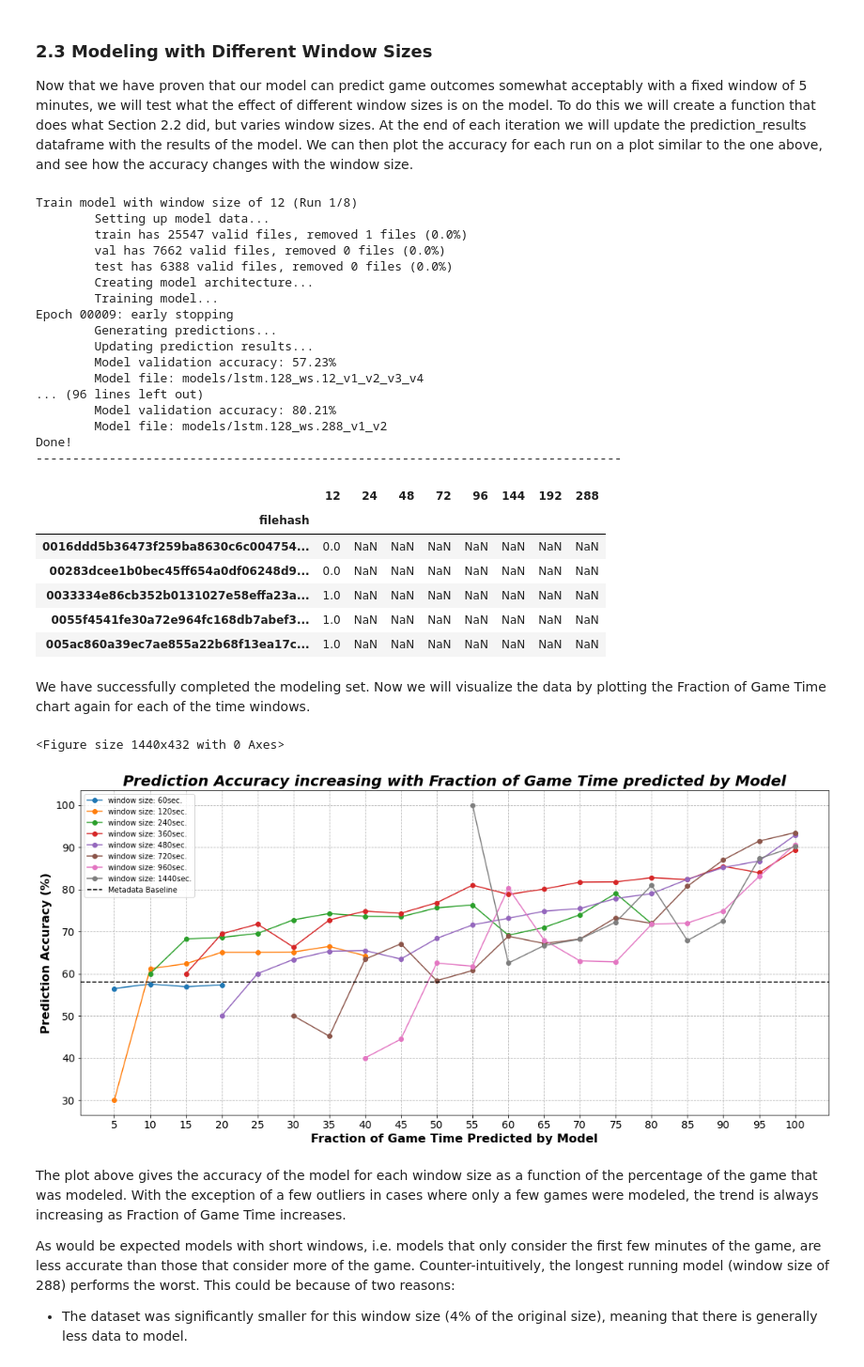
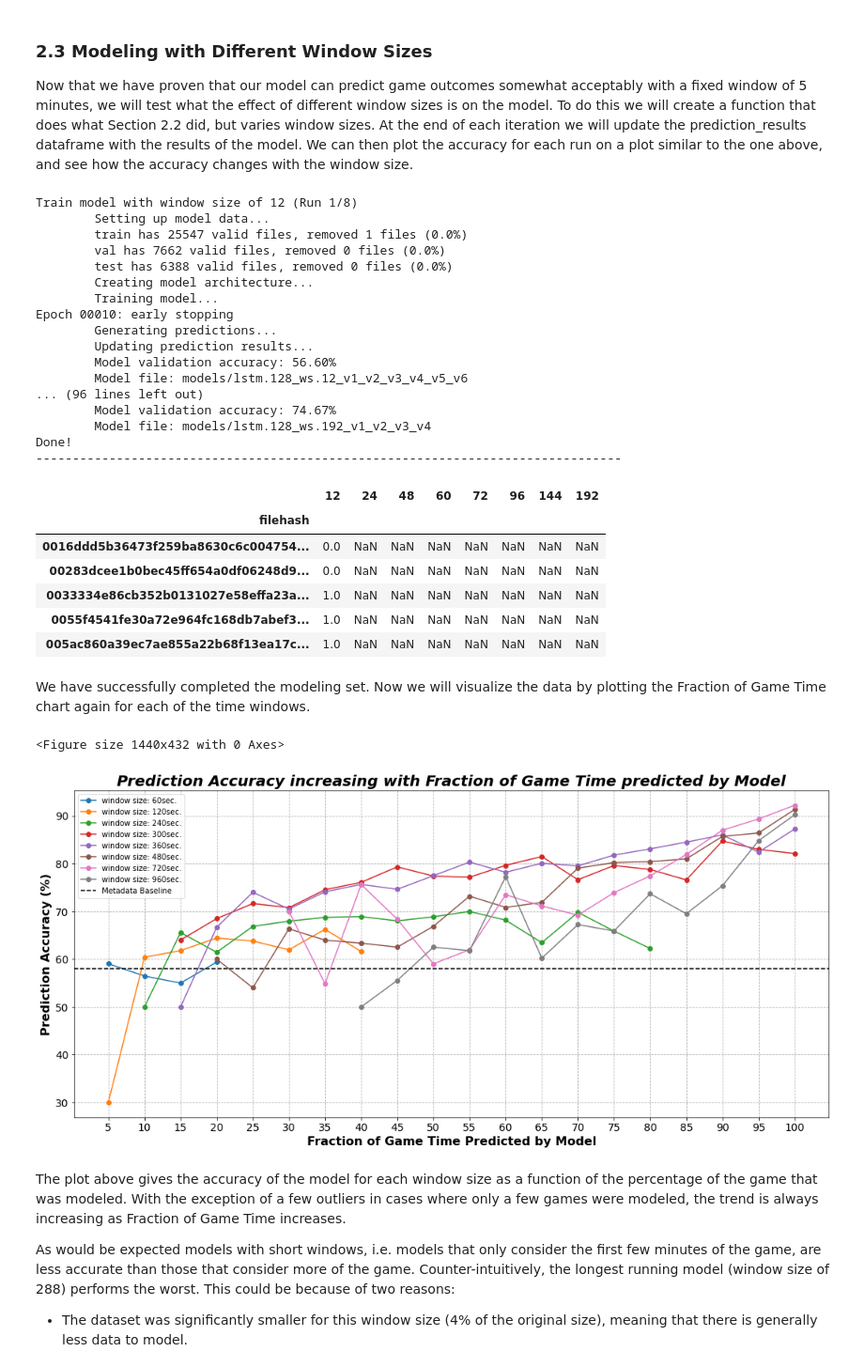
Before and after one commit to jared-a-lloyd/sc2-modeling, a Jupyter notebook: Notebook 3 - Event Data Analysis and Modeling.ipynb, the cells around one changed output. Shown at 94% size. Cells and saved outputs as stored; diff of their text form; code cells hidden in the pictures.

```diff
--- a/Notebook 3 - Event Data Analysis and Modeling.ipynb
+++ b/Notebook 3 - Event Data Analysis and Modeling.ipynb
@@ -1435,7 +1432,7 @@ Epoch 00009: early stopping
 model.save(model_file+model_file_ext)
 # %%
 # load best model to avoid rerunning the training
-keras.models.load('models/lstm.128_ws.60_v1_v2.h5')
+# keras.models.load('models/lstm.128_ws.60_v1_v2.h5')
 # %%
 # function to display the confusion matrix in a nice format
 def display_confusion_matrix(
@@ -1509,7 +1506,7 @@ def reload_keras_model(model_file):
     return model, history
 # %%
 # reload the best model for the charting below
-model, history = reload_keras_model('lstm.128_ws.60.h5')
+# model, history = reload_keras_model('lstm.128_ws.60.h5')
 # %%
 # predict on validation set
 
@@ -2095,7 +2092,7 @@ def train_evaluate_model(
 # %%
 # NOTE: This cell will take at least 30 minutes to run depending on your machine.
 best_score = 0
-window_list = [12, 24, 48, 72, 96, 144, 192, 288]
+window_list = [12, 24, 48, 60, 72, 96, 144, 192]
 for i, window_size in enumerate(window_list):
 
     print(f'Train model with window size of {window_size} (Run {i+1}/{len(window_list)})')
@@ -2137,17 +2134,17 @@ Train model with window size of 12 (Run 1/8)
         test has 6388 valid files, removed 0 files (0.0%)
         Creating model architecture...
         Training model...
-Epoch 00009: early stopping
+Epoch 00010: early stopping
         Generating predictions...
         Updating prediction results...
-        Model validation accuracy: 57.23%
-        Model file: models/lstm.128_ws.12_v1_v2_v3_v4
+        Model validation accuracy: 56.60%
+        Model file: models/lstm.128_ws.12_v1_v2_v3_v4_v5_v6
 ... (96 lines left out)
-        Model validation accuracy: 80.21%
-        Model file: models/lstm.128_ws.288_v1_v2
+        Model validation accuracy: 74.67%
+        Model file: models/lstm.128_ws.192_v1_v2_v3_v4
 Done!
 --------------------------------------------------------------------------------
-|  | 12 | 24 | 48 | 72 | 96 | 144 | 192 | 288 |
+|  | 12 | 24 | 48 | 60 | 72 | 96 | 144 | 192 |
 | filehash |  |  |  |  |  |  |  |  |
 | 0016ddd5b36473f259ba8630c6c004754... | 0.0 | NaN | NaN | NaN | NaN | NaN | NaN | NaN |
 | 00283dcee1b0bec45ff654a0df06248d9... | 0.0 | NaN | NaN | NaN | NaN | NaN | NaN | NaN |
@@ -2192,34 +2189,37 @@ for window_size in window_list:
             np.linspace(0, 100, 21)
         )
     )[window_size].mean().multiply(100) # in percent
 
     time_window_results[window_size] = percent_time_predicted
 
 # rename the columns to be more descriptive
 time_window_results.columns = [
     f'window size: {ws*5}sec.' for ws in time_window_results.columns
 ]
 
 # plot the results
 plt.figure(figsize=(20, 6))
 time_window_results.plot(
     kind='line',
     marker='o'
 )
 plt.xlabel('Fraction of Game Time Predicted by Model')
 plt.ylabel('Prediction Accuracy (%)')
 plt.title(
     'Prediction Accuracy increasing with Fraction of Game Time predicted by Model',
     style='italic'
 )
 # add horizontal line to show the metadata baseline
 plt.axhline(y=58, color='black', linestyle='--', label='Metadata Baseline')
 plt.legend()
 plt.xticks(np.linspace(5, 100, 20))
 plt.show()
+
+# save the results
+time_window_results.to_csv('data/time_window_results.csv')
 # %% [output]
 <Figure size 1440x432 with 0 Axes>
-[figure, old version]
+[figure, new version]
 # %% [markdown]
 The plot above gives the accuracy of the model for each window size as a function of the percentage of the game that was modeled. With the exception of a few outliers in cases where only a few games were modeled, the trend is always increasing as Fraction of Game Time increases.
 
```
Also changed, not shown: parts of 19 cells of this notebook, 3 other files.
